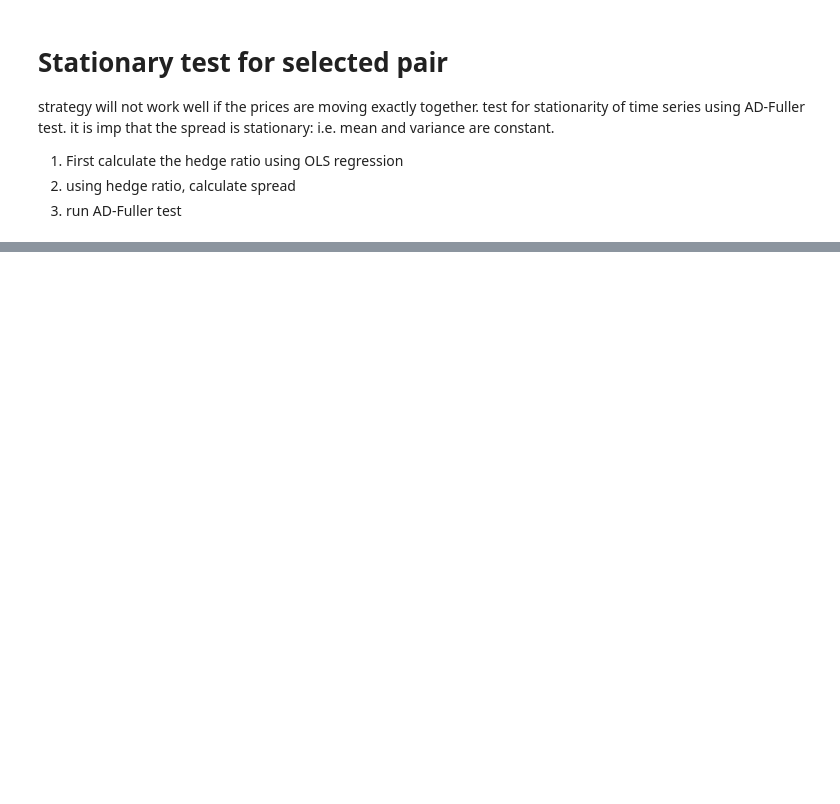
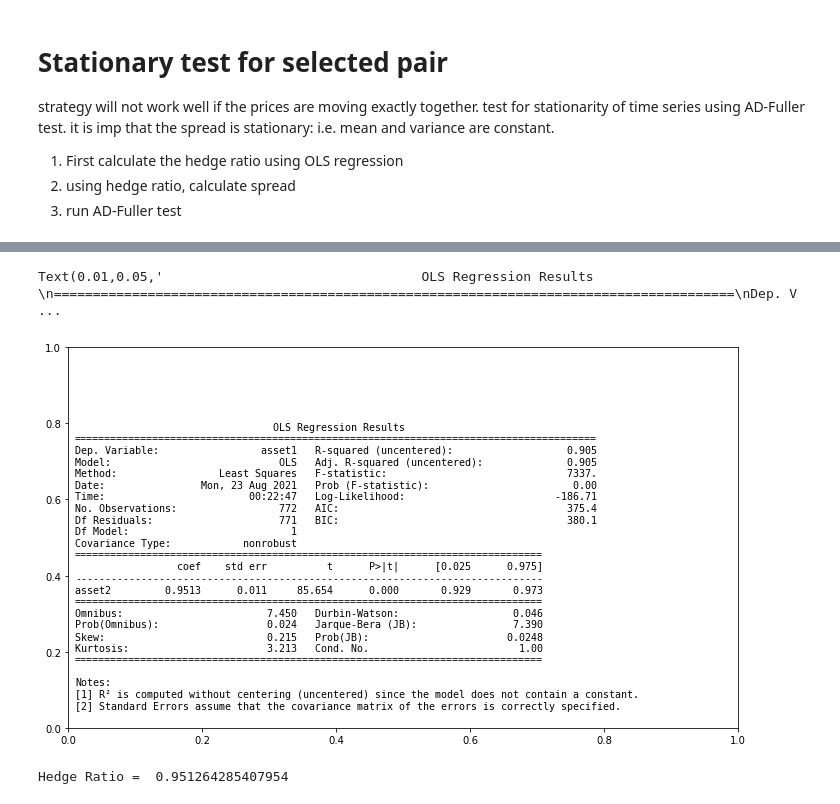
Before and after one commit to infinityandacrylic/statistical-arbitrage, a Jupyter notebook: Stat Arb.ipynb, the cells around one changed output, grey strips where cells are left out. Saved outputs shown, nothing was run; the diff lists cells and outputs as text; code cells hidden in the pictures; blank space fills up the shorter version.

```diff
--- a/Stat Arb.ipynb
+++ b/Stat Arb.ipynb
@@ -163,0 +170,11 @@ Text(0,0.5,'Closing Price')
+# %%
+model = sm.OLS(train2.asset1, train2.asset2).fit()
+plt.rc('figure', figsize=(12, 7))
+plt.text(0.01, 0.05, str(model.summary()), {'fontsize': 16}, fontproperties = 'monospace')
+# %% [output]
+Text(0.01,0.05,'                                 OLS Regression Results                                \n=======================================================================================\nDep. V ...
+[figure, added]
+# %%
+print('Hedge Ratio = ', model.params[0])
+# %% [output]
+Hedge Ratio =  0.951264285407954
```
Also changed, not shown: parts of 17 cells of this notebook.
